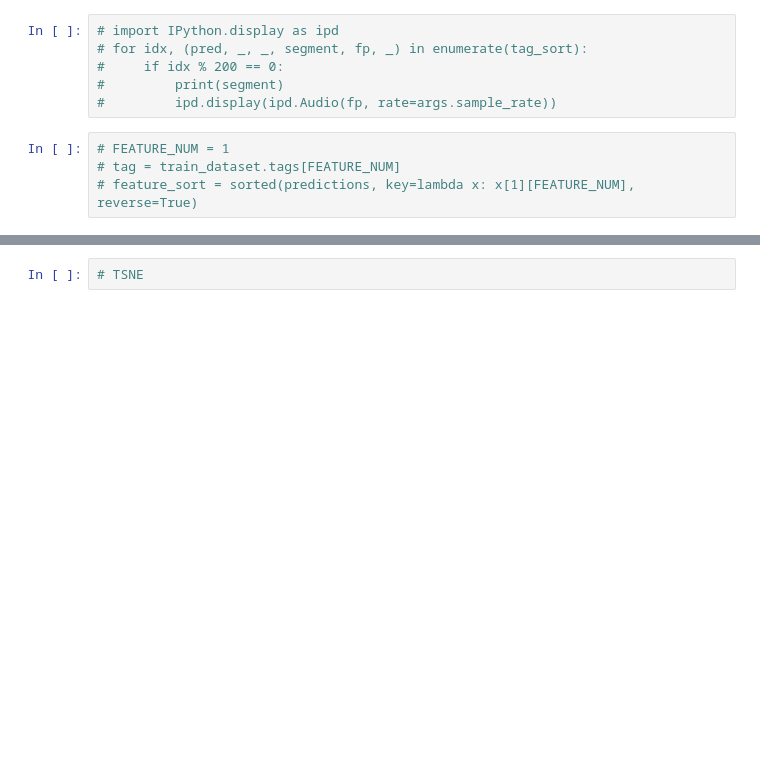
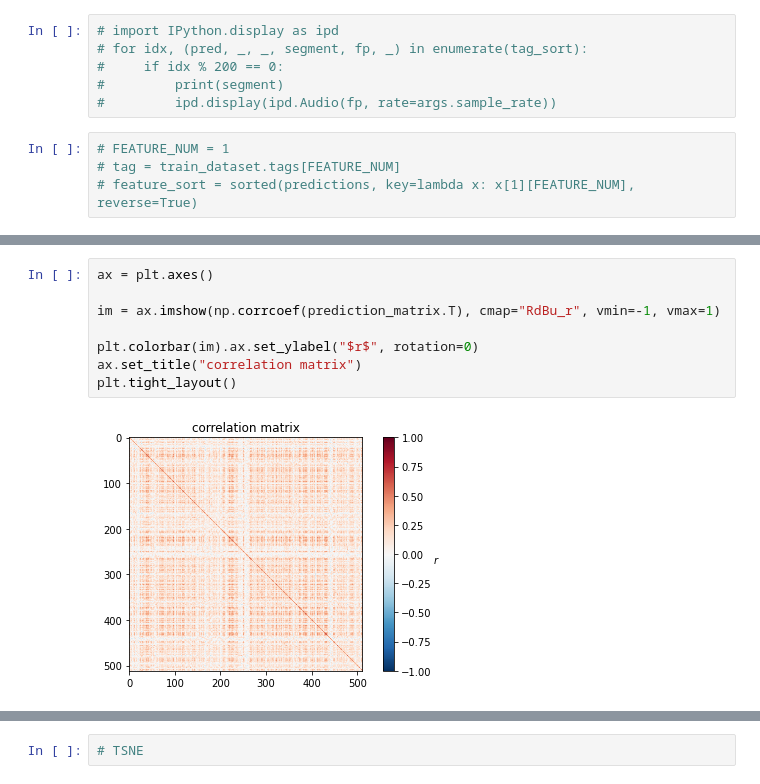
Before and after one commit to Spijkervet/CLMR, a Jupyter notebook: notebooks/audio_analysis.ipynb, the cells around one changed output, grey strips where cells are left out. Drawn from its saved outputs; the diff is of its cells as text; blank space fills up the shorter version.

```diff
--- a/notebooks/audio_analysis.ipynb
+++ b/notebooks/audio_analysis.ipynb
@@ -190,0 +168,10 @@ plt.show()
+# %%
+ax = plt.axes()
+
+im = ax.imshow(np.corrcoef(prediction_matrix.T), cmap="RdBu_r", vmin=-1, vmax=1)
+
+plt.colorbar(im).ax.set_ylabel("$r$", rotation=0)
+ax.set_title("correlation matrix")
+plt.tight_layout()
+# %% [output]
+[figure, added]
```
Also changed, not shown: parts of 13 cells of this notebook, 23 other files.
